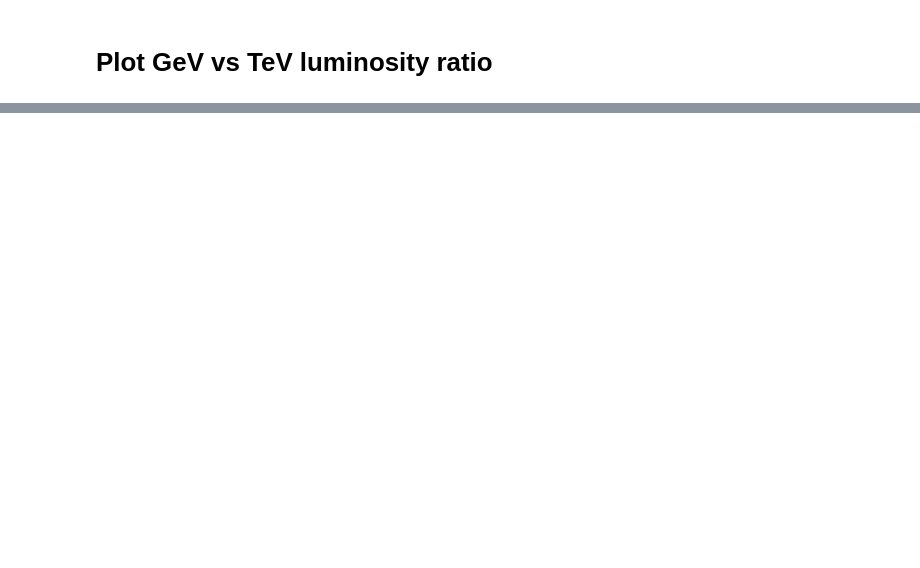
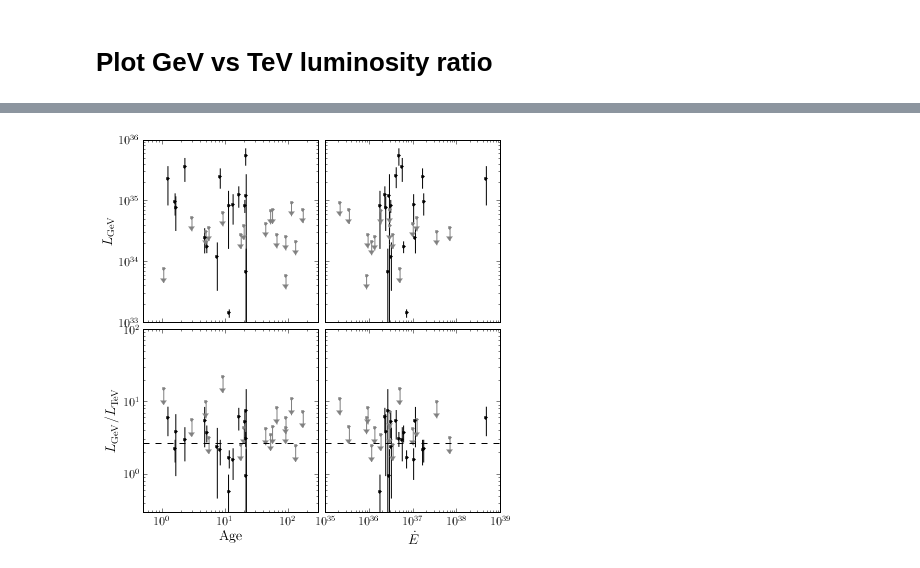
Before and after one commit to joshualande/PhD-Thesis, a Jupyter notebook: chapters/population_study/data/04-10-2013 - PWN Population v3.ipynb, the cells around one changed output, grey strips where cells are left out. Cells and saved outputs as stored; diff of their text form; code cells hidden in the pictures; blank space fills up the shorter version.

```diff
--- a/chapters/population_study/data/04-10-2013 - PWN Population v3.ipynb
+++ b/chapters/population_study/data/04-10-2013 - PWN Population v3.ipynb
@@ -191,7 +201,2 @@ savefig('pwn_luminosity_vs_edot.pdf')
 # %% [markdown]
 # Plot GeV vs TeV luminosity ratio
-# %%
-l=df[['F_GeV','F_TeV','L_GeV','L_GeV/TeV','Edot','age','F_Xray']].dropna()
-
-#l.ix['Vela-X']
-df.ix['HESSJ1708-443']
@@ -251,0 +203,51 @@ f.apply(lambda x: x**2)
+# %%
+
+from mpl_toolkits.axes_grid1 import Grid
+fig = plt.figure(None, (6., 6.))
+grid = Grid(fig, 111, # similar to subplot(111)
+            nrows_ncols = (2, 2), # creates 2x2 grid of axes
+            axes_pad=0.1, # pad between axes in inch.
+            share_all=False,
+           )
+
+for ax in grid:
+    ax.set_xscale('log')
+    ax.set_yscale('log')
+
+mykwargs = dict(marker='.',markersize=6, log_clipping=True)
+
+for i,_x in enumerate(['age','Edot']):
+    l=df[['F_GeV','F_TeV','L_GeV','L_GeV/TeV',_x,'GeV_significant']].dropna()
+    x=l[_x].values
+    ratio=l['L_GeV/TeV'].values
+    l_gev=l['L_GeV'].values
+    significant=l['GeV_significant'].values
+    names = l.index.values
+
+    from lande.datapoints import plot
+    plot(x[significant==False],l_gev[significant==False], axes=grid[0+i], color='gray', **mykwargs)
+    plot(x[significant==True],l_gev[significant==True], axes=grid[0+i], color='black', **mykwargs)
+
+    plot(x[significant==False],ratio[significant==False], axes=grid[2+i], color='gray', **mykwargs)
+    plot(x[significant==True],ratio[significant==True], axes=grid[2+i], color='black', **mykwargs)
+
+
+grid[0].set_ylabel(r'$L_\mathrm{GeV}$')
+grid[2].set_ylabel(r'$L_\mathrm{GeV}/L_\mathrm{TeV}$')
+
+grid[2].set_xlabel('Age')
+grid[3].set_xlabel(r'$\dot{E}$')
+
+grid[0].set_xlim(0.5, 300)
+grid[1].set_xlim(1e35, 1e39)
+
+grid[0].set_ylim(1e33,1e36)
+grid[2].set_ylim(3e-1,1e2)
+
+grid[2].axhline(2.7, color='black', linestyle='--')
+grid[3].axhline(2.7, color='black', linestyle='--')
+
+fig.tight_layout()
+savefig('pwn_age_edot_vs_l_gev.pdf')
+# %% [output]
+[figure, added]
```
Also changed, not shown: parts of 46 cells of this notebook, 1 other file.
